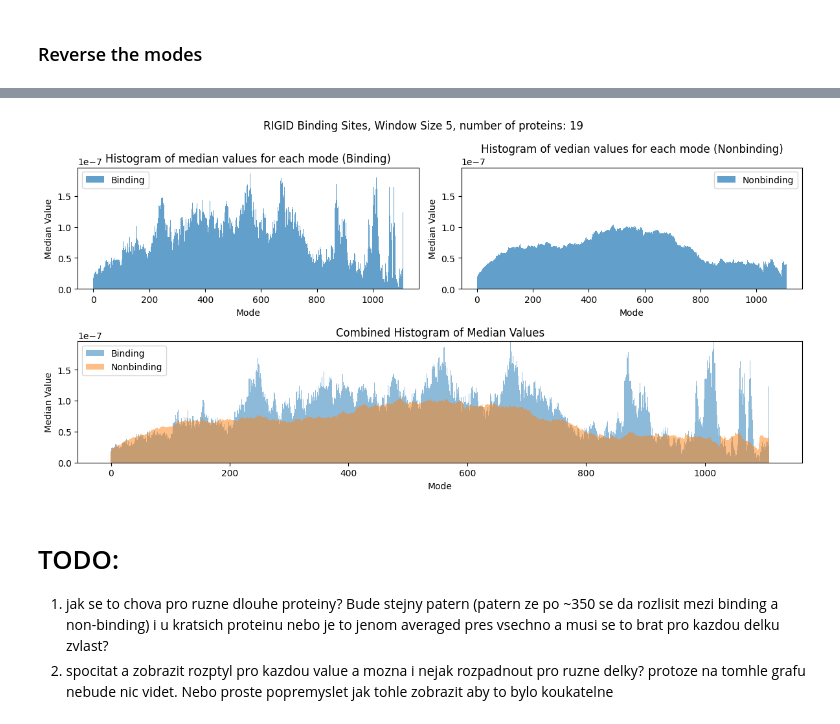
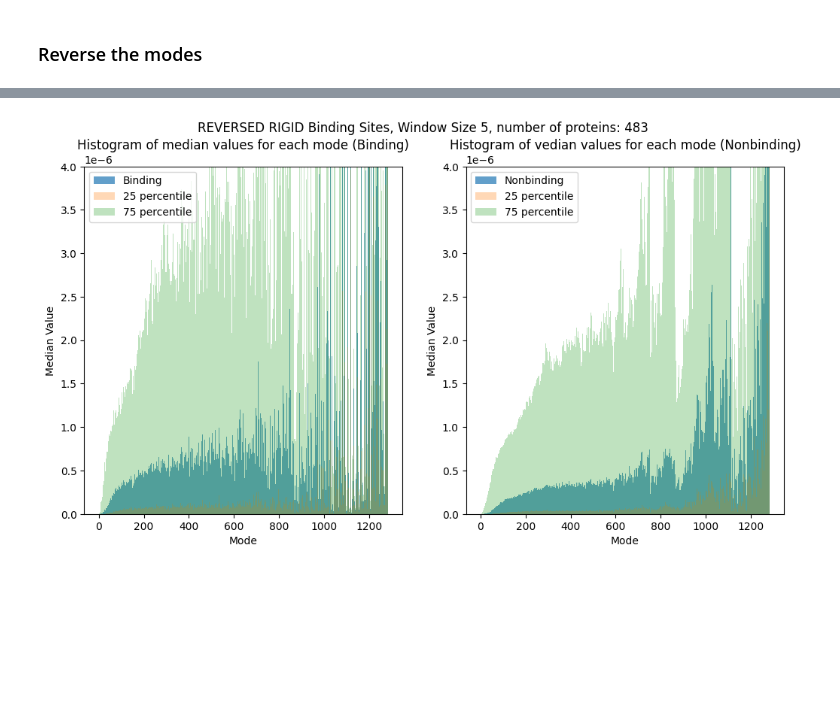
Before and after one commit to skrhakv/pocket-movement-analysis, a Jupyter notebook: src/feature-analysis/fluctuation/window-analysis.ipynb, the cells around one changed output, grey strips where cells are left out. Drawn from its saved outputs; the diff is of its cells as text; code cells hidden in the pictures; blank space fills up the shorter version.

Commit message:
fix window analysis

```diff
--- a/src/feature-analysis/fluctuation/window-analysis.ipynb
+++ b/src/feature-analysis/fluctuation/window-analysis.ipynb
@@ -9,13 +43,27 @@ from numpy.lib.stride_tricks import sliding_window_view
 FLUCTUATION_PATH = '/home/vit/Projects/flexibility-analysis/data/features/fluctuation/cryptobench-dataset'
 WINDOW_SIZE = 5
 
-def get_averaged_window_view(data, input):
+def get_averaged_window_view(data, binding_input, nonbinding_input, indices):
+    indices = indices - int(WINDOW_SIZE / 2)
+    indices = indices[(indices >= 0) & (indices < (data.shape[0] - WINDOW_SIZE))] # for now, remove the
+
     averaged_window_view = sliding_window_view(data, WINDOW_SIZE, axis=1).mean(axis=2)
-    for i, dimension in enumerate(averaged_window_view.transpose()):
-        if len(input) == i:
-            input.append(dimension)
-        elif len(input) > i:
-            input[i] = np.concatenate((input[i], dimension))
+    for i, dimension in enumerate(averaged_window_view):
+
+        binding_values = np.take(dimension, indices)
+        nonbinding_values = np.delete(dimension, indices)
+
+        if len(binding_input) == i:
+            binding_input.append(binding_values)
+        elif len(binding_input) > i:
+            binding_input[i] = np.concatenate((binding_input[i], binding_values))
+        else:
+            raise IndexError("This shouldn't happen")
+
+        if len(nonbinding_input) == i:
+            nonbinding_input.append(nonbinding_values)
+        elif len(nonbinding_input) > i:
+            nonbinding_input[i] = np.concatenate((nonbinding_input[i], nonbinding_values))
         else:
             raise IndexError("This shouldn't happen")
 
@@ -26,6 +74,7 @@ def compute_windows(reverse_modes=False, range=None):
     proteins_count = 0
     # Load data from the fluctuation folder
     for filename in os.listdir(f'{FLUCTUATION_PATH}/fluctuation'):
+        # print(f'Processing {filename}')
         data = np.load(os.path.join(f'{FLUCTUATION_PATH}/fluctuation', filename))
         indices = np.load(os.path.join(f'{FLUCTUATION_PATH}/indices', filename))
 
@@ -33,17 +82,13 @@ def compute_windows(reverse_modes=False, range=None):
             if len(data) < range[0] or len(data) > range[1]:
                 continue
 
-        binding_data = np.take(data, indices, axis=0)
-        nonbinding_data = np.delete(data, indices, axis=0)
+        if reverse_modes:
+            data = np.flip(data, axis=0) # axis=0 means we are taking the modes (axis=1 would mean taking the residues)
 
-        if reverse_modes:
-            binding_data = np.flip(binding_data, axis=1)
-            nonbinding_data = np.flip(nonbinding_data, axis=1)
-
-        get_averaged_window_view(binding_data, binding_fluctuation_dimensions)
-        get_averaged_window_view(nonbinding_data, nonbinding_fluctuation_dimensions)
+        get_averaged_window_view(data, binding_fluctuation_dimensions, nonbinding_fluctuation_dimensions, indices)
 
         proteins_count += 1
+
     return binding_fluctuation_dimensions, nonbinding_fluctuation_dimensions, proteins_count
 
 
@@ -306,11 +377,7 @@ print_barcharts_with_variance(binding_data_rigid, nonbinding_data_rigid, title='
 # %%
 FLUCTUATION_PATH = '/home/vit/Projects/flexibility-analysis/data/features/fluctuation/rigid-dataset'
 WINDOW_SIZE = 5
-binding_data_rigid, nonbinding_data_rigid, count = compute_windows(reverse_modes=True, range=(800, 1200))
-print_barcharts(binding_data_rigid, nonbinding_data_rigid, title='RIGID Binding Sites, Window Size 5, number of proteins: ' + str(count))
+binding_data_rigid, nonbinding_data_rigid, count = compute_windows(reverse_modes=True)
+print_barcharts_with_variance(binding_data_rigid, nonbinding_data_rigid, title='REVERSED RIGID Binding Sites, Window Size 5, number of proteins: ' + str(count), limit=4e-06)
 # %% [output]
-[figure, old version]
+[figure, new version]
-# %% [markdown]
-# TODO:
-1. jak se to chova pro ruzne dlouhe proteiny? Bude stejny patern (patern ze po ~350 se da rozlisit mezi binding a non-binding) i u kratsich proteinu nebo je to jenom averaged pres vsechno a musi se to brat pro kazdou delku zvlast?
-2. spocitat a zobrazit rozptyl pro kazdou value a mozna i nejak rozpadnout pro ruzne delky? protoze na tomhle grafu nebude nic videt. Nebo proste popremyslet jak tohle zobrazit aby to bylo koukatelne
```
Also changed, not shown: parts of 30 cells of this notebook, 1 other file.
